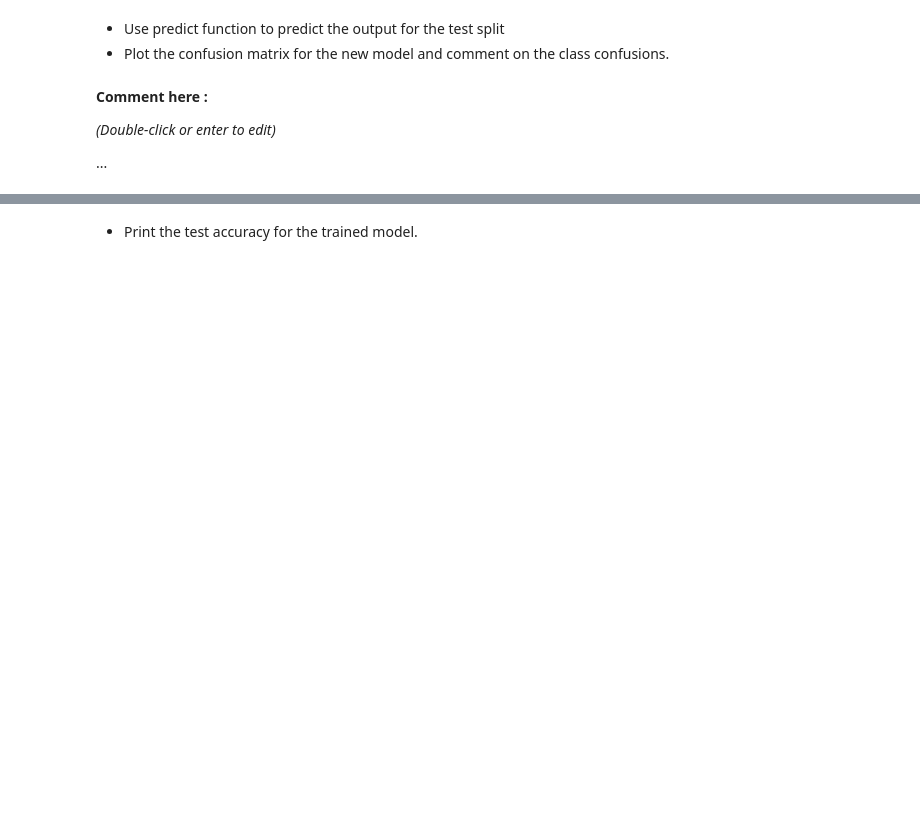
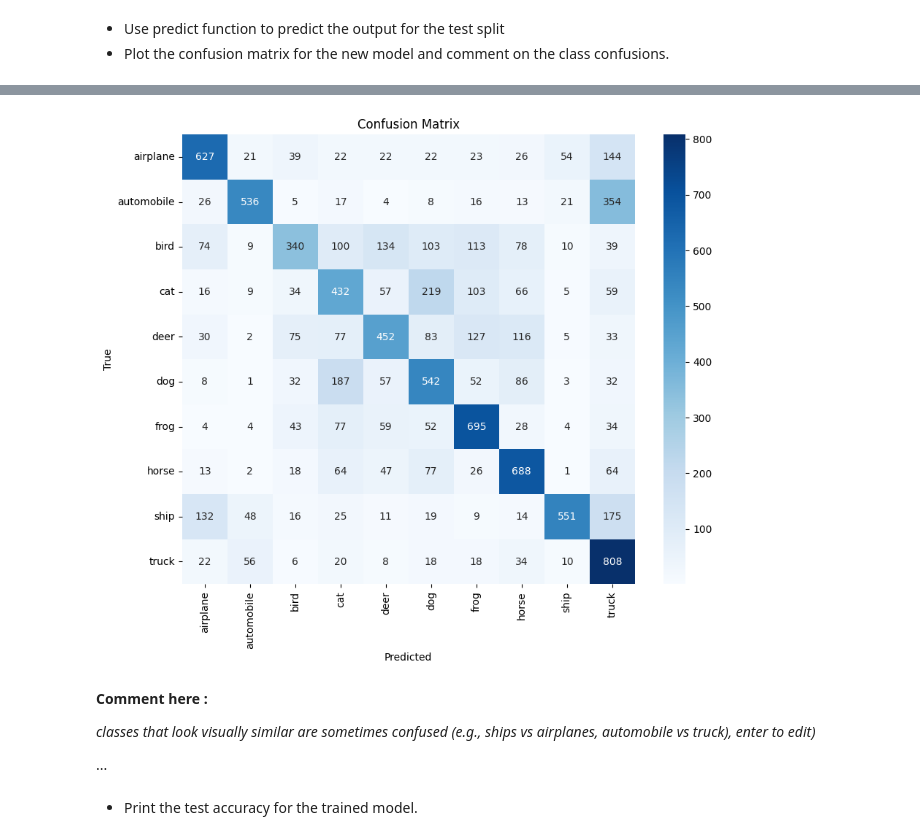
Before and after one commit to rowlie/lab-image-classification-using-convolutional-neural-networks, a Jupyter notebook: main.ipynb, the cells around one changed output, grey strips where cells are left out. Drawn from its saved outputs; the diff is of its cells as text; code cells hidden in the pictures; blank space fills up the shorter version.

```diff
--- a/main.ipynb
+++ b/main.ipynb
@@ -251,6 +339,26 @@ clear_session()
-# %% [markdown]
-**Comment here :**
-
-*(Double-click or enter to edit)*
-
-...
+# %%
+# Your code here :
+from sklearn.metrics import confusion_matrix
+import seaborn as sns
+
+class_names = ['airplane', 'automobile', 'bird', 'cat', 'deer',
+               'dog', 'frog', 'horse', 'ship', 'truck']
+
+
+# Predict on test set
+y_pred = model_vgg.predict(x_test)
+y_pred_classes = np.argmax(y_pred, axis=1)
+y_true = np.argmax(y_test, axis=1)
+
+# Create confusion matrix
+cm = confusion_matrix(y_true, y_pred_classes)
+
+# Plot
+plt.figure(figsize=(10, 8))
+sns.heatmap(cm, annot=True, fmt='d', cmap='Blues',
+            xticklabels=class_names, yticklabels=class_names)
+plt.xlabel('Predicted')
+plt.ylabel('True')
+plt.title('Confusion Matrix')
+plt.show()
+# %% [output]
@@ -257,2 +366,9 @@ clear_session()
+[figure, added]
+# %% [markdown]
+**Comment here :**
+
+*classes that look visually similar are sometimes confused (e.g., ships vs airplanes, automobile vs truck), enter to edit)*
+
+...
 # %% [markdown]
 *    Print the test accuracy for the trained model.
```
Also changed, not shown: parts of 16 cells of this notebook.
